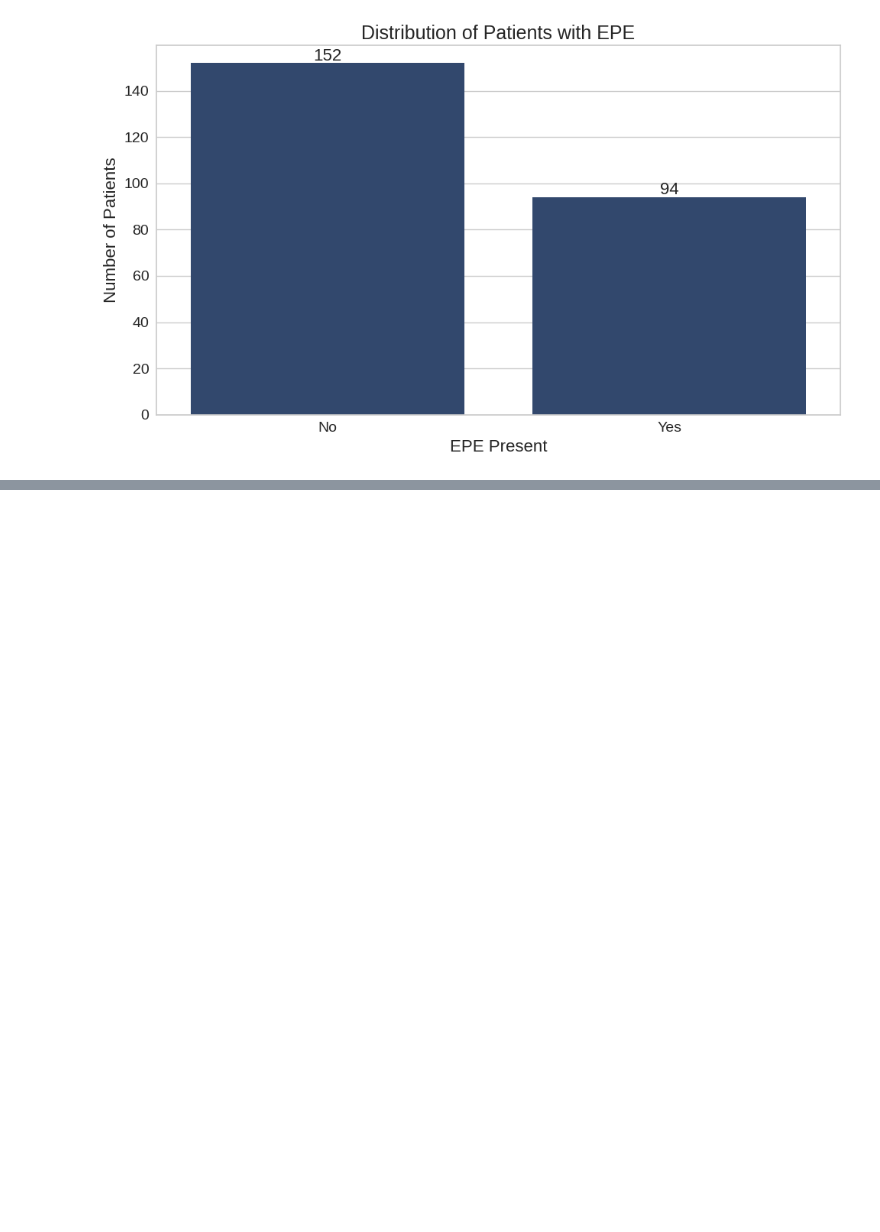
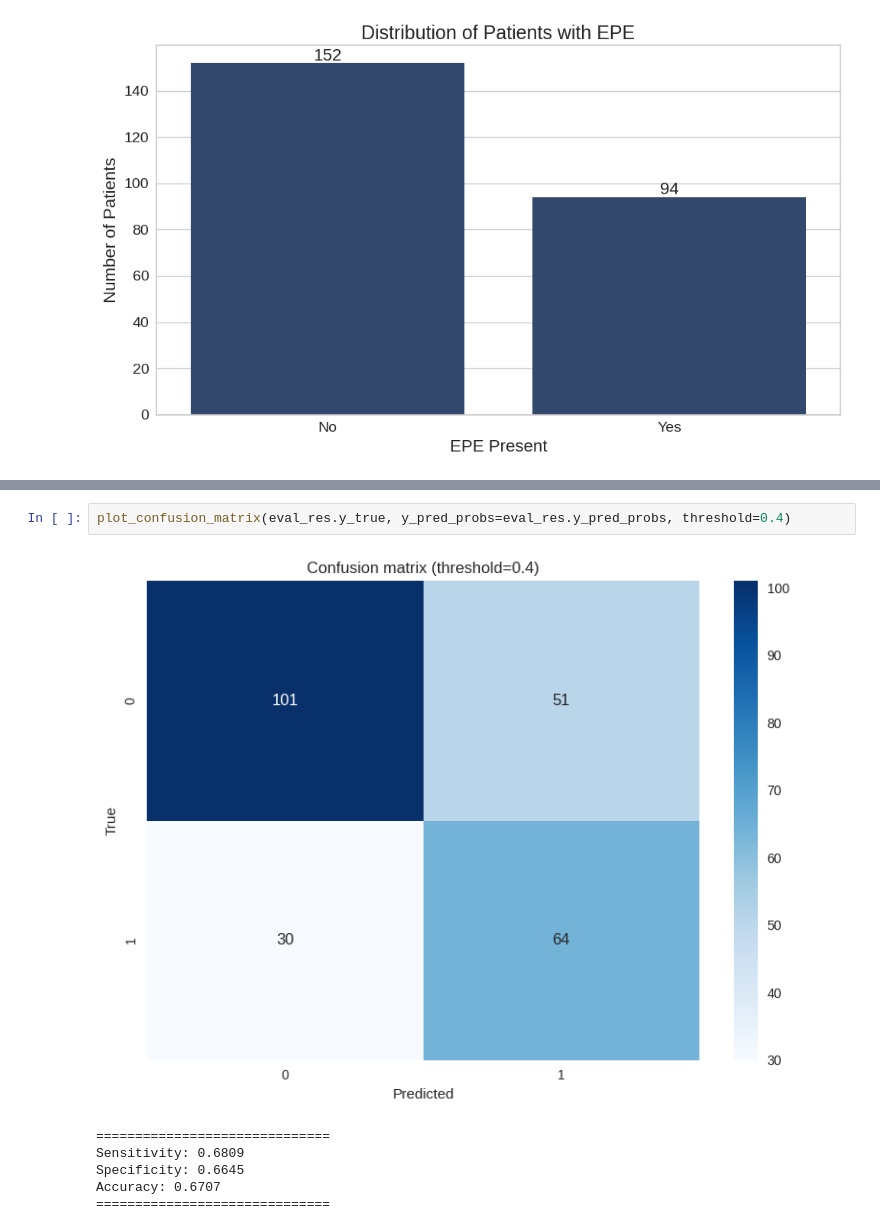
Before and after one commit to PiotrRenk/microscopic-epe-proj, a Jupyter notebook: notebooks/new_epe.ipynb, the cells around one changed output, grey strips where cells are left out. Cells and saved outputs as stored; diff of their text form; blank space fills up the shorter version.

```diff
--- a/notebooks/new_epe.ipynb
+++ b/notebooks/new_epe.ipynb
@@ -159,0 +210,9 @@ A new explainer has been created!
+# %%
+plot_confusion_matrix(eval_res.y_true, y_pred_probs=eval_res.y_pred_probs, threshold=0.4)
+# %% [output]
+[figure, added]
+==============================
+Sensitivity: 0.6809
+Specificity: 0.6645
+Accuracy: 0.6707
+==============================
```
Also changed, not shown: parts of 1 cell of this notebook, 3 other files.
